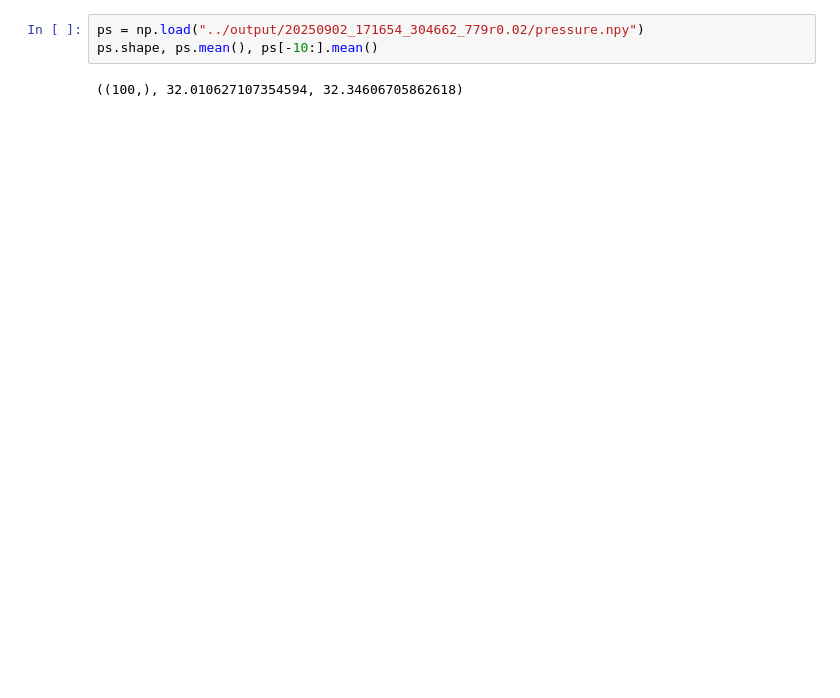
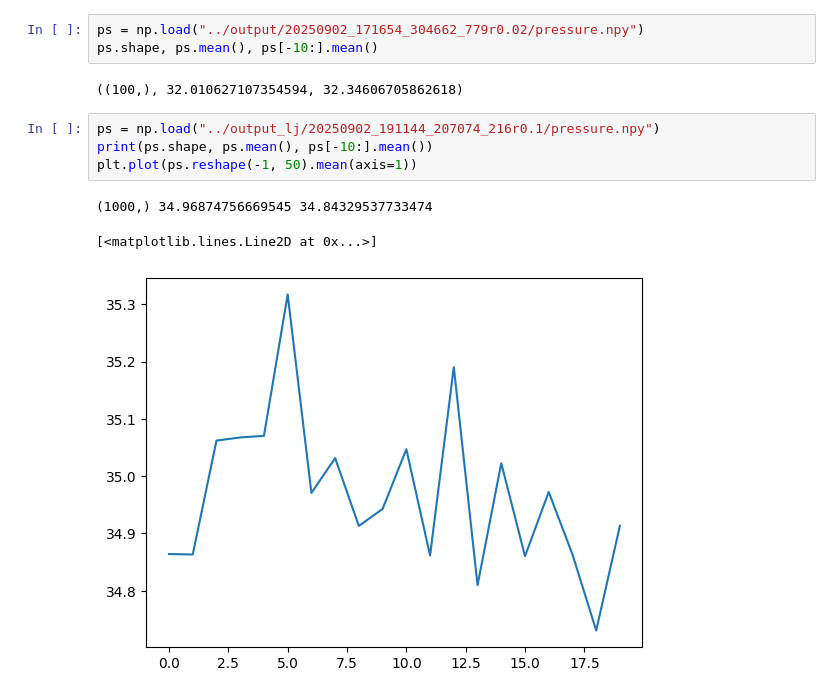
Before and after one commit to hy-iu/cu_mc, a Jupyter notebook: output/show_pressure.ipynb, the cells around one changed output. Saved outputs shown, nothing was run; the diff lists cells and outputs as text; blank space fills up the shorter version.

```diff
--- a/output/show_pressure.ipynb
+++ b/output/show_pressure.ipynb
@@ -108,3 +141,11 @@ ps = np.load("../output/20250902_171654_304662_779r0.02/pressure.npy")
 ps.shape, ps.mean(), ps[-10:].mean()
 # %% [output]
 ((100,), 32.010627107354594, 32.34606705862618)
+# %%
+ps = np.load("../output_lj/20250902_191144_207074_216r0.1/pressure.npy")
+print(ps.shape, ps.mean(), ps[-10:].mean())
+plt.plot(ps.reshape(-1, 50).mean(axis=1))
+# %% [output]
+(1000,) 34.96874756669545 34.84329537733474
+[<matplotlib.lines.Line2D at 0x...>]
+[figure, added]
```
Also changed, not shown: parts of 9 cells of this notebook, 30 other files.
